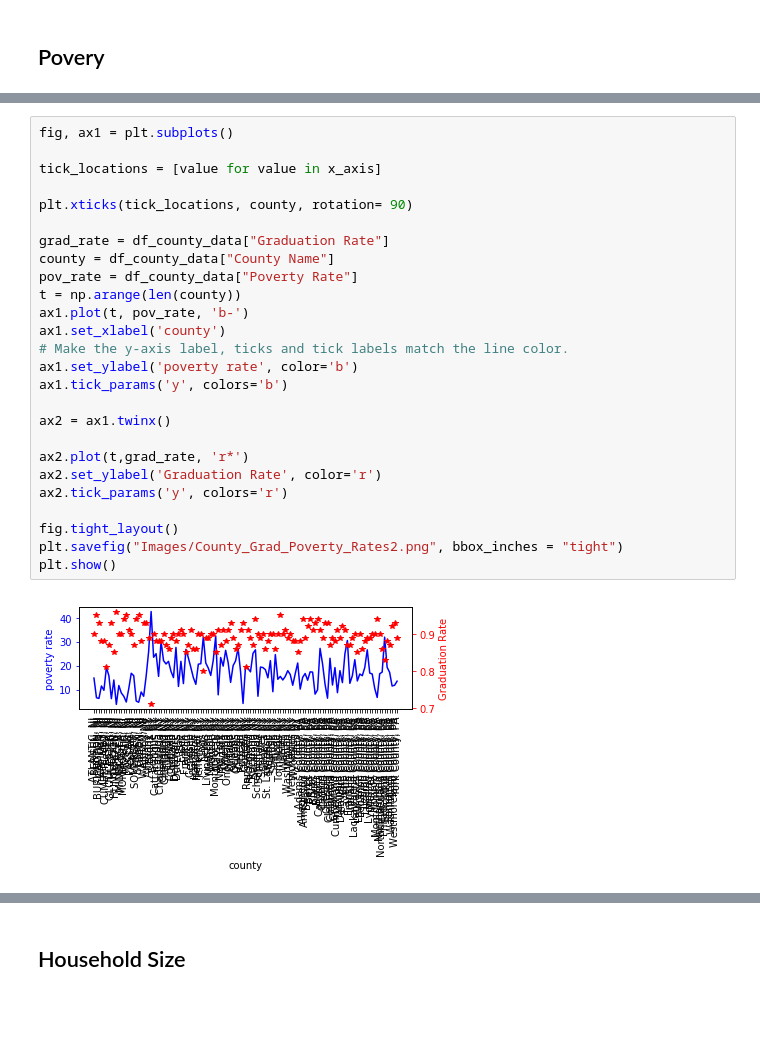
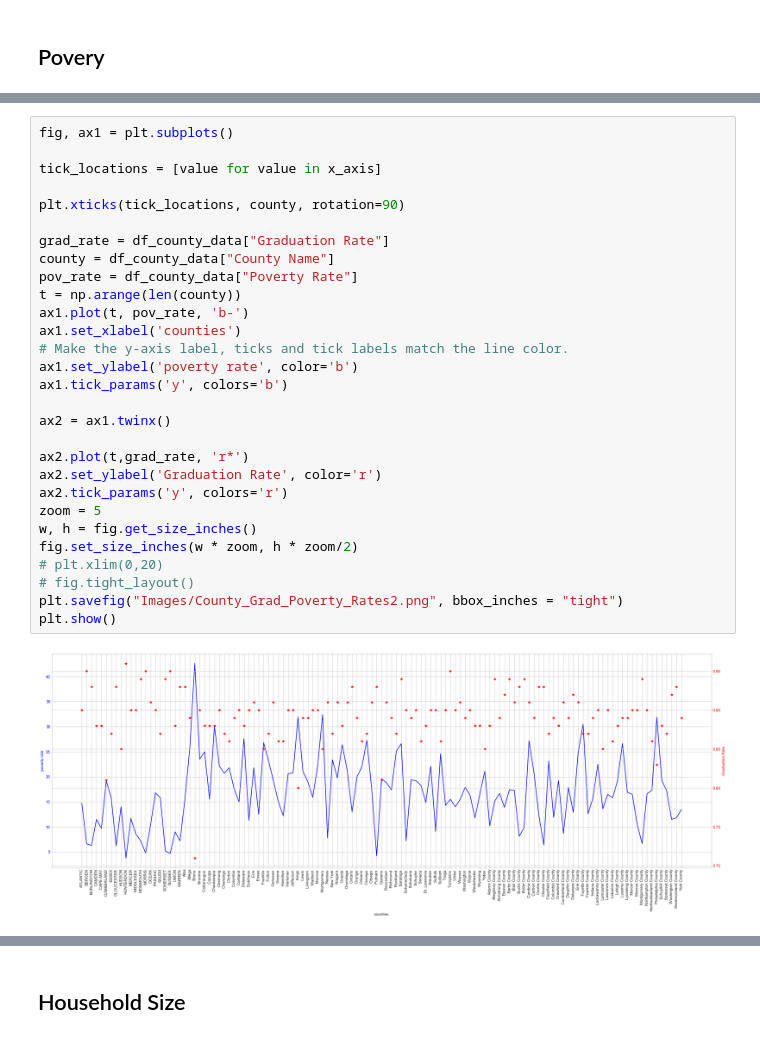
Before and after one commit to Areej32/project, a Jupyter notebook: Clean Data/Models.ipynb, the cells around one changed output, grey strips where cells are left out. Drawn from its saved outputs; the diff is of its cells as text; blank space fills up the shorter version.

```diff
--- a/Clean Data/Models.ipynb
+++ b/Clean Data/Models.ipynb
@@ -93,31 +97,34 @@ plt.show()
 # %%
 fig, ax1 = plt.subplots()
 
 tick_locations = [value for value in x_axis]
 
-plt.xticks(tick_locations, county, rotation= 90)
+plt.xticks(tick_locations, county, rotation=90)
 
 grad_rate = df_county_data["Graduation Rate"]
 county = df_county_data["County Name"]
 pov_rate = df_county_data["Poverty Rate"]
 t = np.arange(len(county))
 ax1.plot(t, pov_rate, 'b-')
-ax1.set_xlabel('county')
+ax1.set_xlabel('counties')
 # Make the y-axis label, ticks and tick labels match the line color.
 ax1.set_ylabel('poverty rate', color='b')
 ax1.tick_params('y', colors='b')
 
 ax2 = ax1.twinx()
 
 ax2.plot(t,grad_rate, 'r*')
 ax2.set_ylabel('Graduation Rate', color='r')
 ax2.tick_params('y', colors='r')
-
-fig.tight_layout()
+zoom = 5
+w, h = fig.get_size_inches()
+fig.set_size_inches(w * zoom, h * zoom/2)
+# plt.xlim(0,20)
+# fig.tight_layout()
 plt.savefig("Images/County_Grad_Poverty_Rates2.png", bbox_inches = "tight")
 plt.show()
 # %% [output]
-[figure, old version]
+[figure, new version]
 # %%
 fig = plt.figure(figsize=(8,6))
 x = df_county_data["Poverty Rate"]
```
Also changed, not shown: parts of 16 cells of this notebook, 19 other files.
